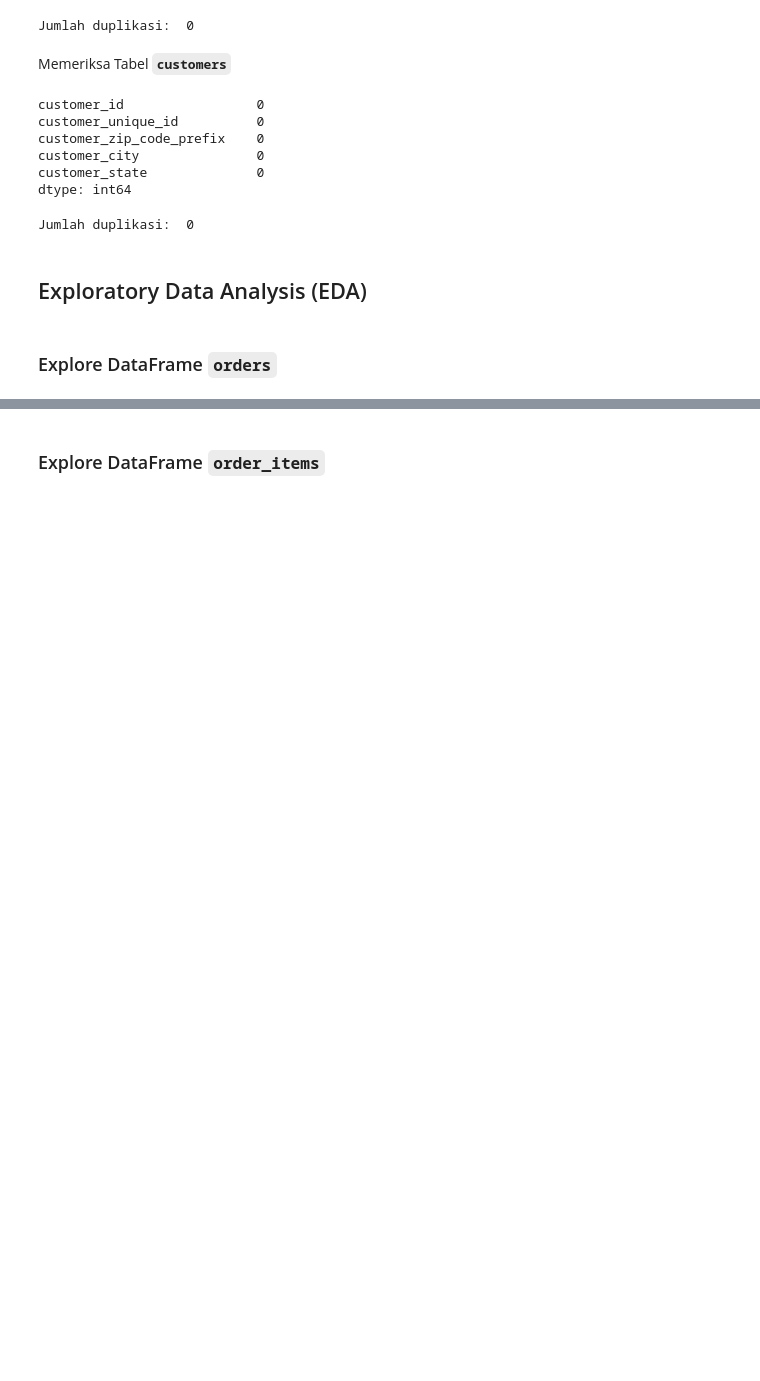
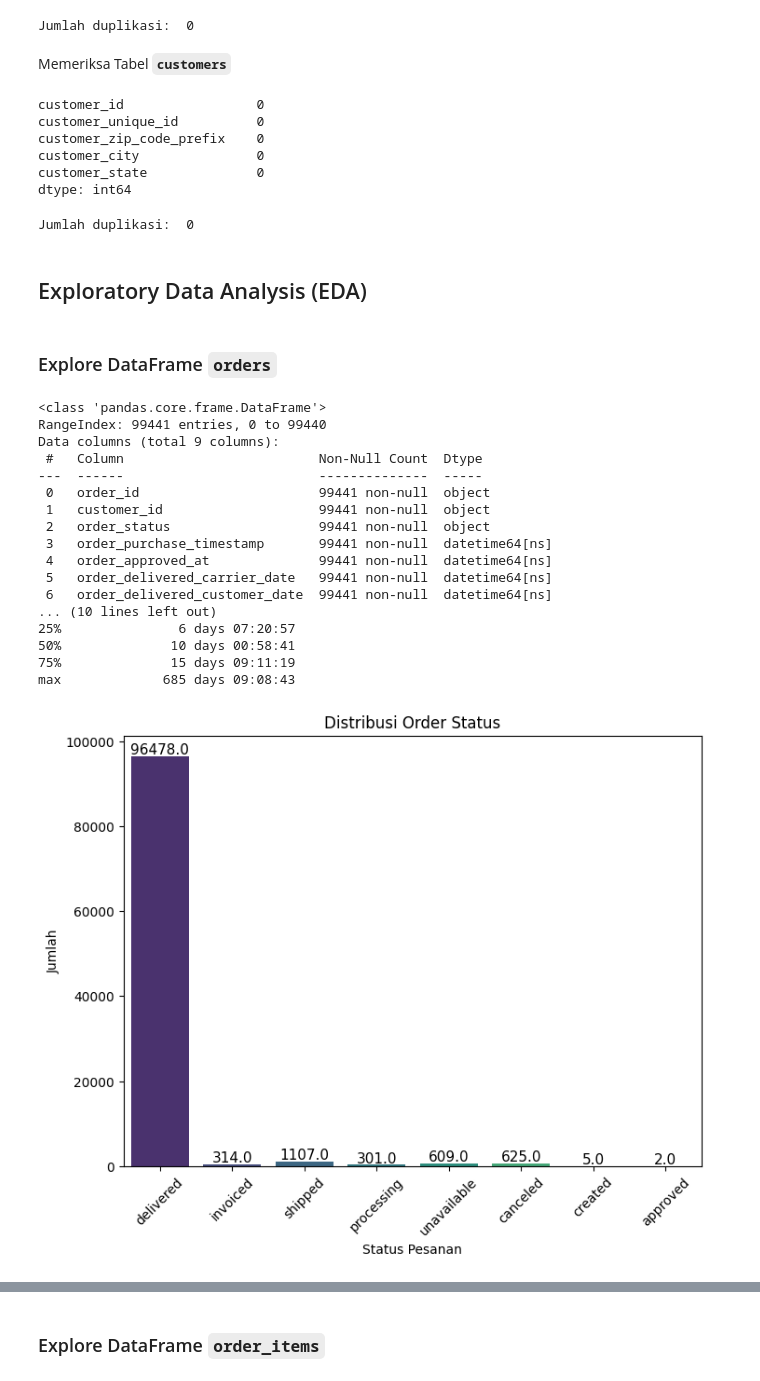
Before and after one commit to murnawan91/Proyek-Analisis-Data-E-Commerce, a Jupyter notebook: Proyek_Analisis_Data.ipynb, the cells around one changed output, grey strips where cells are left out. Cells and saved outputs as stored; diff of their text form; code cells hidden in the pictures; blank space fills up the shorter version.

```diff
--- a/Proyek_Analisis_Data.ipynb
+++ b/Proyek_Analisis_Data.ipynb
@@ -392,4 +392,46 @@ Jumlah duplikasi:  0
 ## Exploratory Data Analysis (EDA)
 # %% [markdown]
 ### Explore DataFrame `orders`
+# %%
+# Cetak informasi umum tentang dataset
+print(orders.info())
+
+# Cetak statistik deskriptif untuk kolom-kolom numerik
+print(orders.describe())
+
+# Eksplorasi distribusi kategori pada kolom order_status
+plt.figure(figsize=(8, 6))
+ax = sns.countplot(x='order_status', data=orders, hue='order_status', palette='viridis', legend=False)
+
+plt.title('Distribusi Order Status')
+plt.xlabel('Status Pesanan')
+plt.ylabel('Jumlah')
+plt.xticks(rotation=45)
+
+# Menambahkan nilai di atas setiap bar
+for p in ax.patches:
+    ax.annotate(f'{p.get_height()}', (p.get_x() + p.get_width() / 2., p.get_height()),
+                ha='center', va='center', fontsize=11, color='black', xytext=(0, 5),
+                textcoords='offset points')
+
+plt.show()
+# %% [output]
+<class 'pandas.core.frame.DataFrame'>
+RangeIndex: 99441 entries, 0 to 99440
+Data columns (total 9 columns):
+ #   Column                         Non-Null Count  Dtype
+---  ------                         --------------  -----
+ 0   order_id                       99441 non-null  object
+ 1   customer_id                    99441 non-null  object
+ 2   order_status                   99441 non-null  object
+ 3   order_purchase_timestamp       99441 non-null  datetime64[ns]
+ 4   order_approved_at              99441 non-null  datetime64[ns]
+ 5   order_delivered_carrier_date   99441 non-null  datetime64[ns]
+ 6   order_delivered_customer_date  99441 non-null  datetime64[ns]
+... (10 lines left out)
+25%               6 days 07:20:57
+50%              10 days 00:58:41
+75%              15 days 09:11:19
+max             685 days 09:08:43
+[figure, added]
 # %%
```
Also changed, not shown: parts of 16 cells of this notebook.
